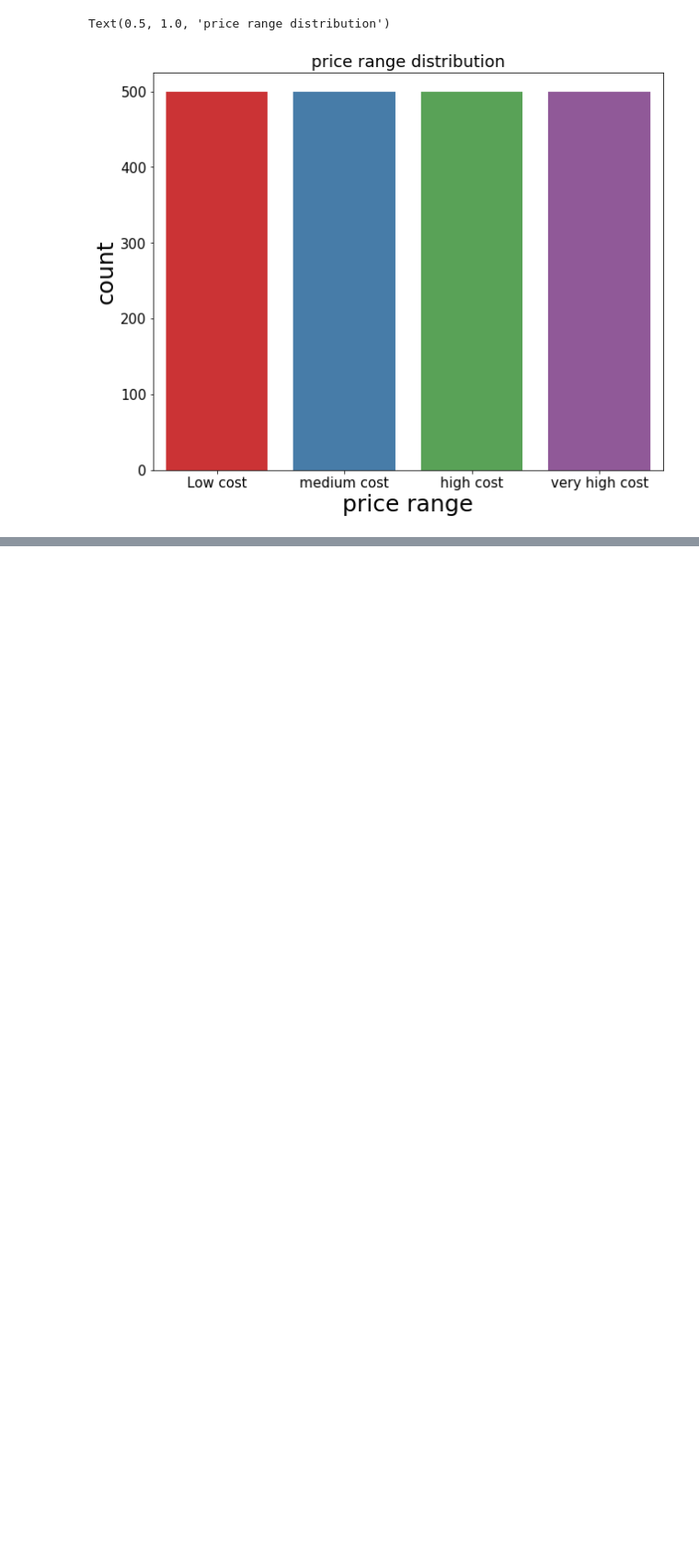
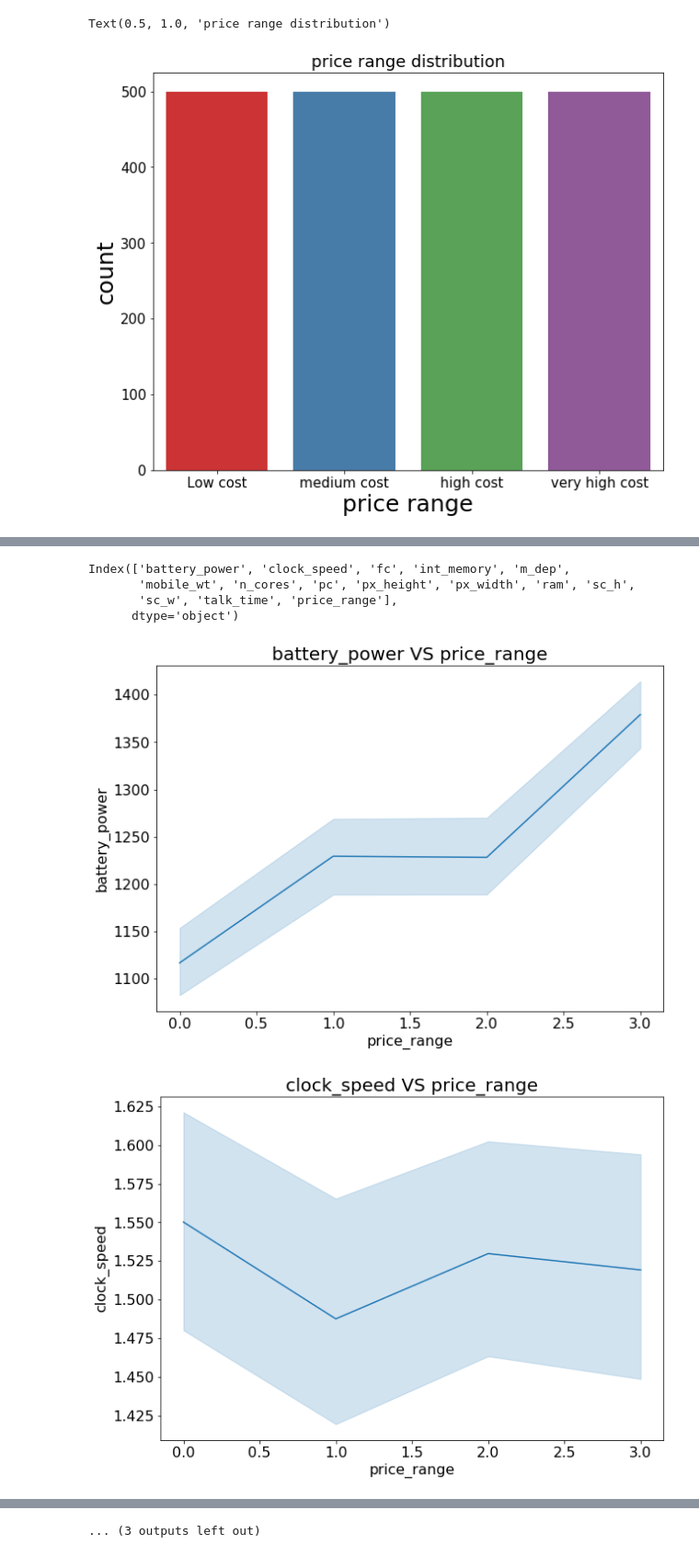
Before and after one commit to iamnaveenk/capstone_project-3-classification-, a Jupyter notebook: mobile_price_range_prediction.ipynb, the cells around one changed output, grey strips where cells are left out. Shown: that part at 92% size. Drawn from its saved outputs; the diff is of its cells as text; code cells hidden in the pictures; blank space fills up the shorter version.

```diff
--- a/mobile_price_range_prediction.ipynb
+++ b/mobile_price_range_prediction.ipynb
@@ -270,0 +358,19 @@ for var in bool_cols:
+# %%
+new_data.columns
+# %% [output]
+Index(['battery_power', 'clock_speed', 'fc', 'int_memory', 'm_dep',
+       'mobile_wt', 'n_cores', 'pc', 'px_height', 'px_width', 'ram', 'sc_h',
+       'sc_w', 'talk_time', 'price_range'],
+      dtype='object')
+# %%
+#list_1=['battery_power','clock_speed','fc','int_memory','m_dep','mobile_wt','n_cores','pc','px_height','px_width','sc_h','ram','sc_w','talk_time']
+# plotting boXplot and distribution
+#counter=1
+for var in new_data:
+    plt.figure(figsize=(10,7))
+    plt.rcParams['font.size'] = '16'
+    sns.lineplot(x=df['price_range'],y=df[var])
+    plt.title(f'{var} VS price_range',fontsize=20)
+# %% [output]
+[figure, added]
+[figure, added]
@@ -270,0 +387 @@ for var in bool_cols:
+... (3 outputs left out)
```
Also changed, not shown: parts of 35 cells of this notebook.
